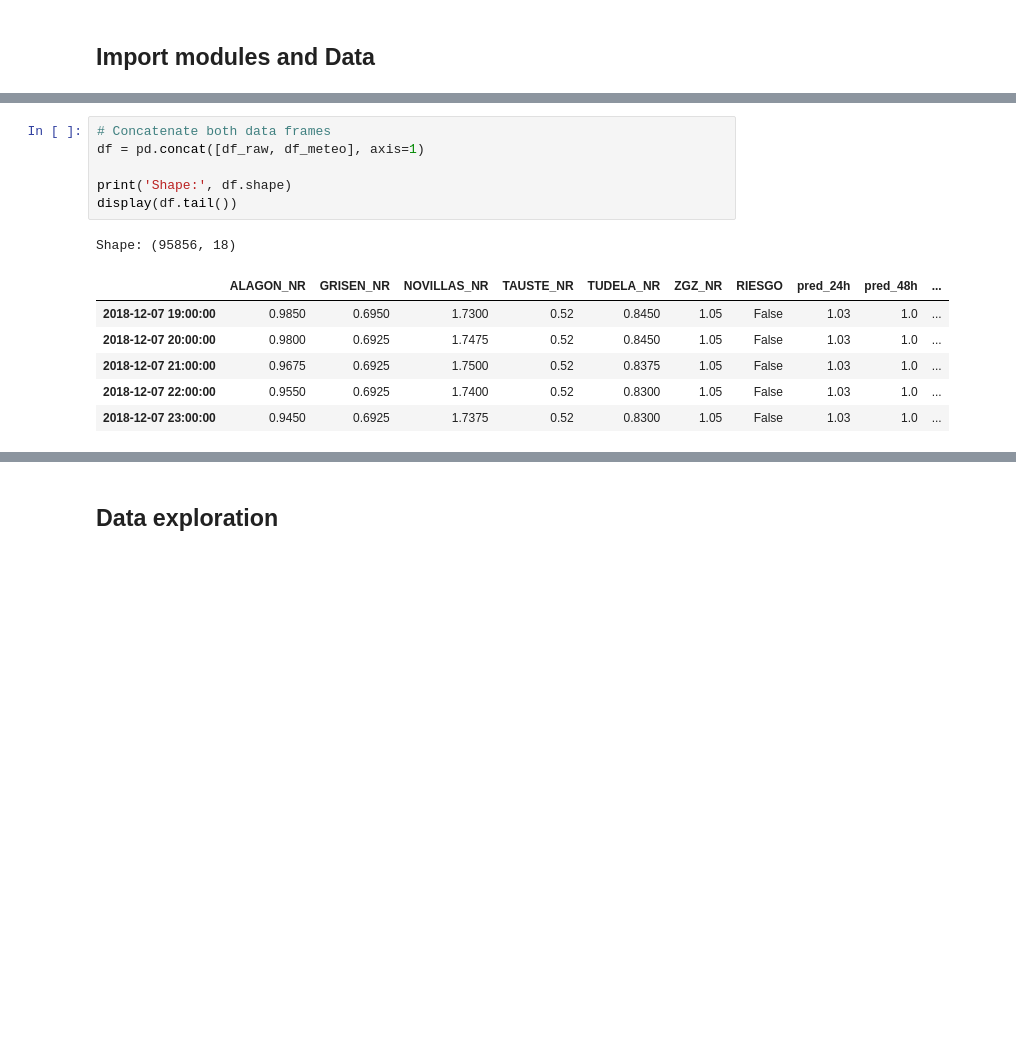
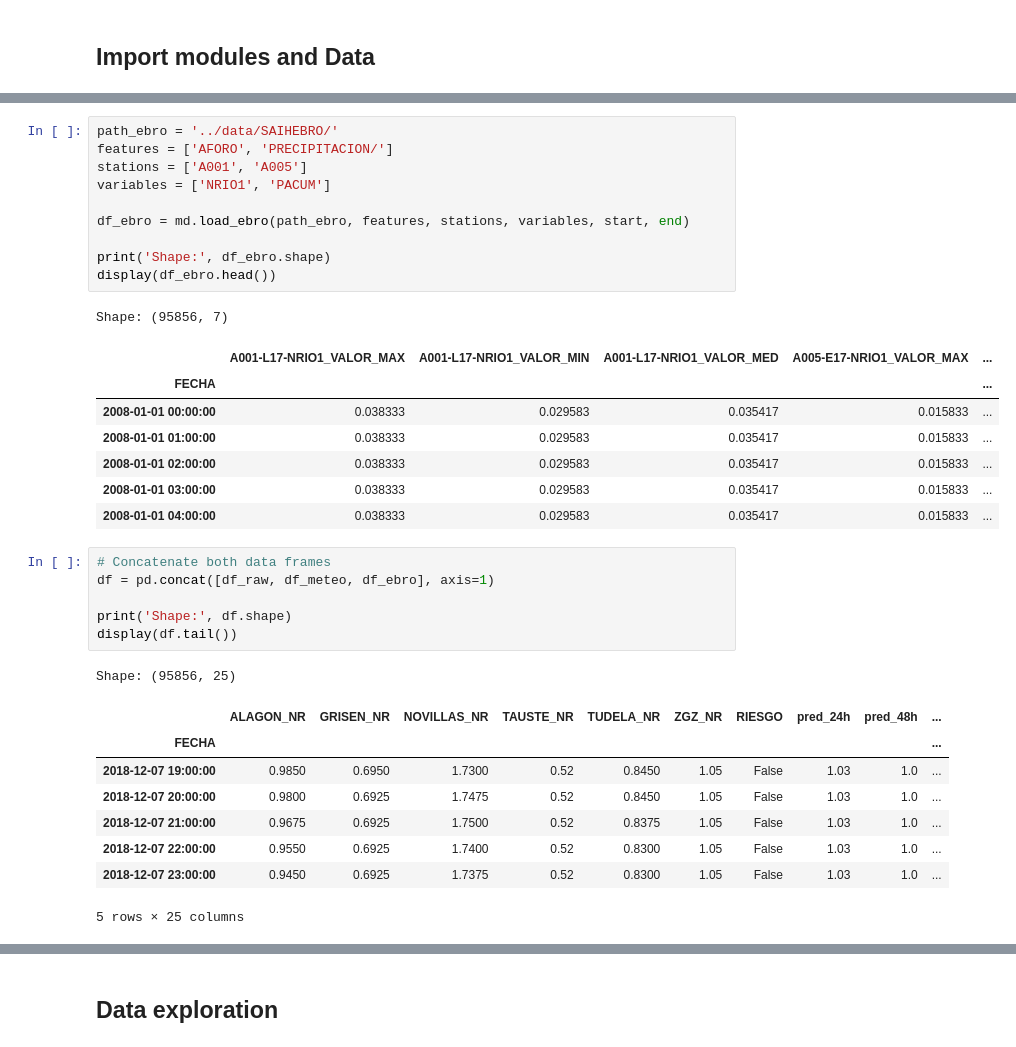
Before and after one commit to mlopezcaballero/Apsu, a Jupyter notebook: notebooks/1.0-mlc-initial-data-exploration.ipynb, the cells around one changed output, grey strips where cells are left out. Drawn from its saved outputs; the diff is of its cells as text; blank space fills up the shorter version.

```diff
--- a/notebooks/1.0-mlc-initial-data-exploration.ipynb
+++ b/notebooks/1.0-mlc-initial-data-exploration.ipynb
@@ -126,20 +127,41 @@ Shape: (95856, 8)
 | 2018-12-07 21:00:00 | NaN | 0.033333 | NaN | 0.491667 | 0.383333 | 0.0 | 0.170833 | ... |
 | 2018-12-07 22:00:00 | NaN | 0.033333 | NaN | 0.491667 | 0.383333 | 0.0 | 0.170833 | ... |
 | 2018-12-07 23:00:00 | NaN | 0.033333 | NaN | 0.491667 | 0.383333 | 0.0 | 0.170833 | ... |
+# %%
+path_ebro = '../data/SAIHEBRO/'
+features = ['AFORO', 'PRECIPITACION/']
+stations = ['A001', 'A005']
+variables = ['NRIO1', 'PACUM']
+
+df_ebro = md.load_ebro(path_ebro, features, stations, variables, start, end)
+
+print('Shape:', df_ebro.shape)
+display(df_ebro.head())
+# %% [output]
+Shape: (95856, 7)
+|  | A001-L17-NRIO1_VALOR_MAX | A001-L17-NRIO1_VALOR_MIN | A001-L17-NRIO1_VALOR_MED | A005-E17-NRIO1_VALOR_MAX | ... |
+| FECHA |  |  |  |  | ... |
+| 2008-01-01 00:00:00 | 0.038333 | 0.029583 | 0.035417 | 0.015833 | ... |
+| 2008-01-01 01:00:00 | 0.038333 | 0.029583 | 0.035417 | 0.015833 | ... |
+| 2008-01-01 02:00:00 | 0.038333 | 0.029583 | 0.035417 | 0.015833 | ... |
+| 2008-01-01 03:00:00 | 0.038333 | 0.029583 | 0.035417 | 0.015833 | ... |
+| 2008-01-01 04:00:00 | 0.038333 | 0.029583 | 0.035417 | 0.015833 | ... |
 # %%
 # Concatenate both data frames
-df = pd.concat([df_raw, df_meteo], axis=1)
+df = pd.concat([df_raw, df_meteo, df_ebro], axis=1)
 
 print('Shape:', df.shape)
 display(df.tail())
 # %% [output]
-Shape: (95856, 18)
+Shape: (95856, 25)
 |  | ALAGON_NR | GRISEN_NR | NOVILLAS_NR | TAUSTE_NR | TUDELA_NR | ZGZ_NR | RIESGO | pred_24h | pred_48h | ... |
+| FECHA |  |  |  |  |  |  |  |  |  | ... |
 | 2018-12-07 19:00:00 | 0.9850 | 0.6950 | 1.7300 | 0.52 | 0.8450 | 1.05 | False | 1.03 | 1.0 | ... |
 | 2018-12-07 20:00:00 | 0.9800 | 0.6925 | 1.7475 | 0.52 | 0.8450 | 1.05 | False | 1.03 | 1.0 | ... |
 | 2018-12-07 21:00:00 | 0.9675 | 0.6925 | 1.7500 | 0.52 | 0.8375 | 1.05 | False | 1.03 | 1.0 | ... |
 | 2018-12-07 22:00:00 | 0.9550 | 0.6925 | 1.7400 | 0.52 | 0.8300 | 1.05 | False | 1.03 | 1.0 | ... |
 | 2018-12-07 23:00:00 | 0.9450 | 0.6925 | 1.7375 | 0.52 | 0.8300 | 1.05 | False | 1.03 | 1.0 | ... |
+5 rows × 25 columns
 # %%
 df.isnull().sum()
 # %% [output]
```
Also changed, not shown: parts of 14 cells of this notebook, 3 other files.
